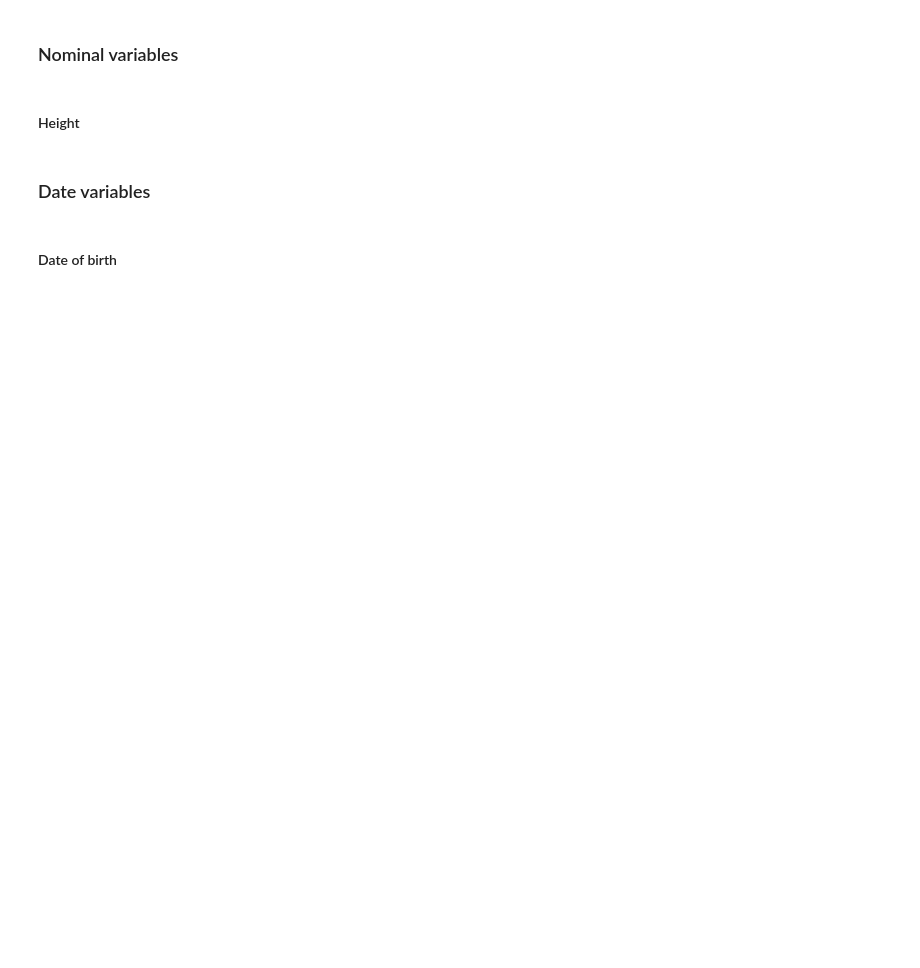
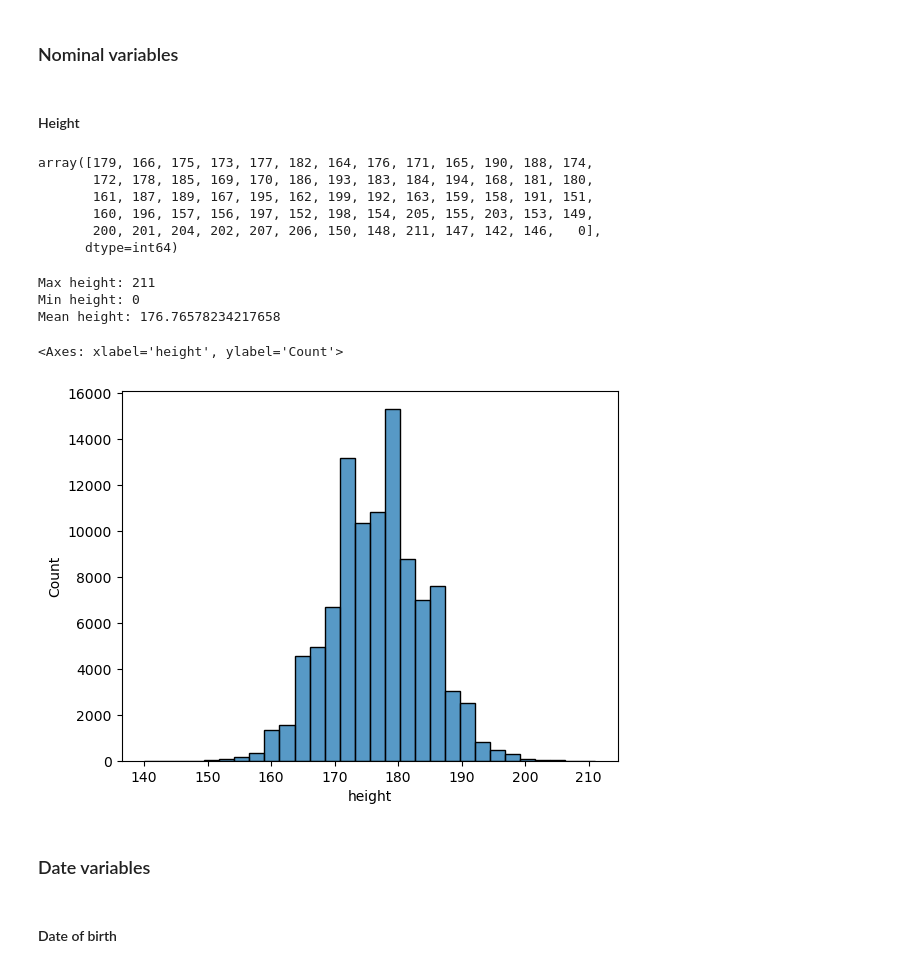
Before and after one commit to ironhack-edu/tech_challenge_dsml, a Jupyter notebook: business-case-challenge-iron-match.ipynb, the cells around one changed output. Cells and saved outputs as stored; diff of their text form; code cells hidden in the pictures; blank space fills up the shorter version.

```diff
--- a/business-case-challenge-iron-match.ipynb
+++ b/business-case-challenge-iron-match.ipynb
@@ -68,3 +146,25 @@ Let's have a quick look at the categorical variables.
+# %%
+dataset['height'].unique()
+# %% [output]
+array([179, 166, 175, 173, 177, 182, 164, 176, 171, 165, 190, 188, 174,
+       172, 178, 185, 169, 170, 186, 193, 183, 184, 194, 168, 181, 180,
+       161, 187, 189, 167, 195, 162, 199, 192, 163, 159, 158, 191, 151,
+       160, 196, 157, 156, 197, 152, 198, 154, 205, 155, 203, 153, 149,
+       200, 201, 204, 202, 207, 206, 150, 148, 211, 147, 142, 146,   0],
+      dtype=int64)
+# %%
+print("Max height:", dataset['height'].max())
+print("Min height:",dataset['height'].min())
+print("Mean height:",dataset['height'].mean())
+# %% [output]
+Max height: 211
+Min height: 0
+Mean height: 176.76578234217658
+# %%
+sns.histplot(dataset['height'].clip(lower=140, upper=250), bins=30)
+# %% [output]
+<Axes: xlabel='height', ylabel='Count'>
+[figure, added]
 # %% [markdown]
 ### Date variables
 # %% [markdown]
```
Also changed, not shown: parts of 69 cells of this notebook.
